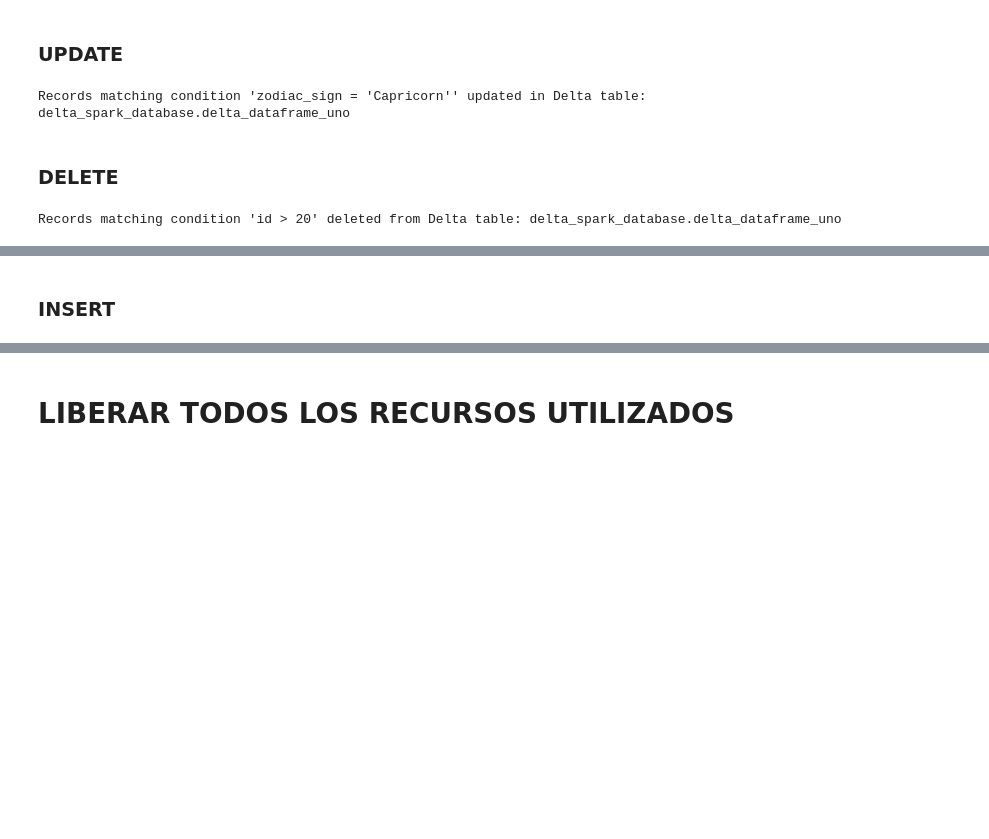
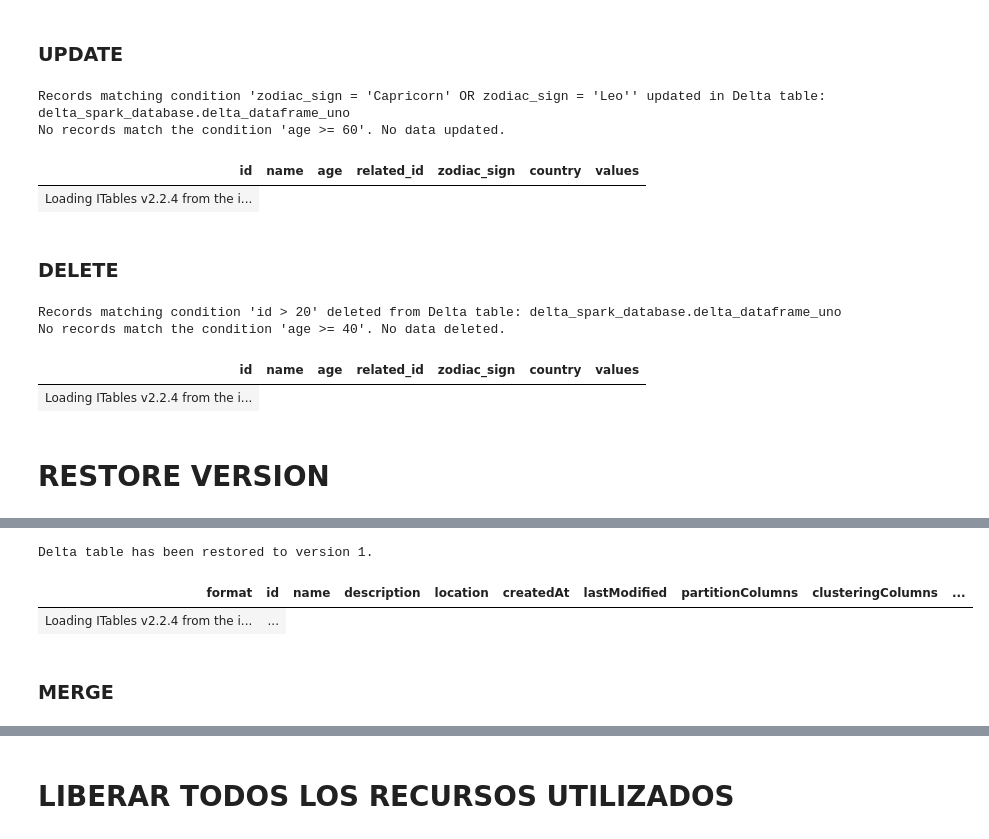
Before and after one commit to JorgeCardona/recursos, a Jupyter notebook: delta-spark/Delta Spark.ipynb, the cells around one changed output, grey strips where cells are left out. Saved outputs shown, nothing was run; the diff lists cells and outputs as text; code cells hidden in the pictures; blank space fills up the shorter version.

Commit message:
added delta spark with dataframes

```diff
--- a/delta-spark/Delta Spark.ipynb
+++ b/delta-spark/Delta Spark.ipynb
@@ -2262,6 +2581,8 @@ Database: delta_spark_database, Table: delta_dataframe_uno
   'delta_dataframe_uno']}
 # %% [markdown]
 # <center> OPERACIONES CRUD SPARK
+# %%
+file_path_delta_1 = 'warehouse-spark/spark_catalog/database/delta_spark_database.db/delta_dataframe_uno'
 # %% [markdown]
 ### INSERT
 # %%
@@ -2273,9 +2597,14 @@ Records inserted into Delta table: delta_spark_database.delta_dataframe_uno
 ### UPDATE
 # %%
 update_in_delta_table(spark_session, "delta_spark_database", "delta_dataframe_uno",
-                      "zodiac_sign = 'Capricorn'", {"zodiac_sign": "Capricornio"})
+                      "zodiac_sign = 'Capricorn' OR zodiac_sign = 'Leo'", {"zodiac_sign": "Capricornio"})
+
+update_from_delta_lake(spark_session, file_path_delta_1, "age >= 60", "age = age * 1.5 ")
 # %% [output]
-Records matching condition 'zodiac_sign = 'Capricorn'' updated in Delta table: delta_spark_database.delta_dataframe_uno
+Records matching condition 'zodiac_sign = 'Capricorn' OR zodiac_sign = 'Leo'' updated in Delta table: delta_spark_database.delta_dataframe_uno
+No records match the condition 'age >= 60'. No data updated.
+| id | name | age | related_id | zodiac_sign | country | values |
+| Loading ITables v2.2.4 from the i... |
 # %% [markdown]
 ### DELETE
 # %%
@@ -2283,5 +2612,15 @@ delete_condition = "id > 20"
 
 # Llamada a la función
 delete_from_delta_table(spark_session, "delta_spark_database", "delta_dataframe_uno", delete_condition)
+
+delete_from_delta_lake(spark_session, file_path_delta_1, 'age >= 40')
 # %% [output]
 Records matching condition 'id > 20' deleted from Delta table: delta_spark_database.delta_dataframe_uno
+No records match the condition 'age >= 40'. No data deleted.
+| id | name | age | related_id | zodiac_sign | country | values |
+| Loading ITables v2.2.4 from the i... |
+# %% [markdown]
+# RESTORE VERSION
+# %%
+restore_delta_lake_to_version(spark_session, file_path_delta_1, 1)
+# %% [output]
@@ -2288,5 +2628,8 @@ Records matching condition 'id > 20' deleted from Delta table: delta_spark_datab
+Delta table has been restored to version 1.
+| format | id | name | description | location | createdAt | lastModified | partitionColumns | clusteringColumns | ... |
+| Loading ITables v2.2.4 from the i... | ... |
 # %% [markdown]
-### INSERT
+### MERGE
 # %%
 # Sample data
 data0 = [
```
Also changed, not shown: parts of 68 cells of this notebook.
